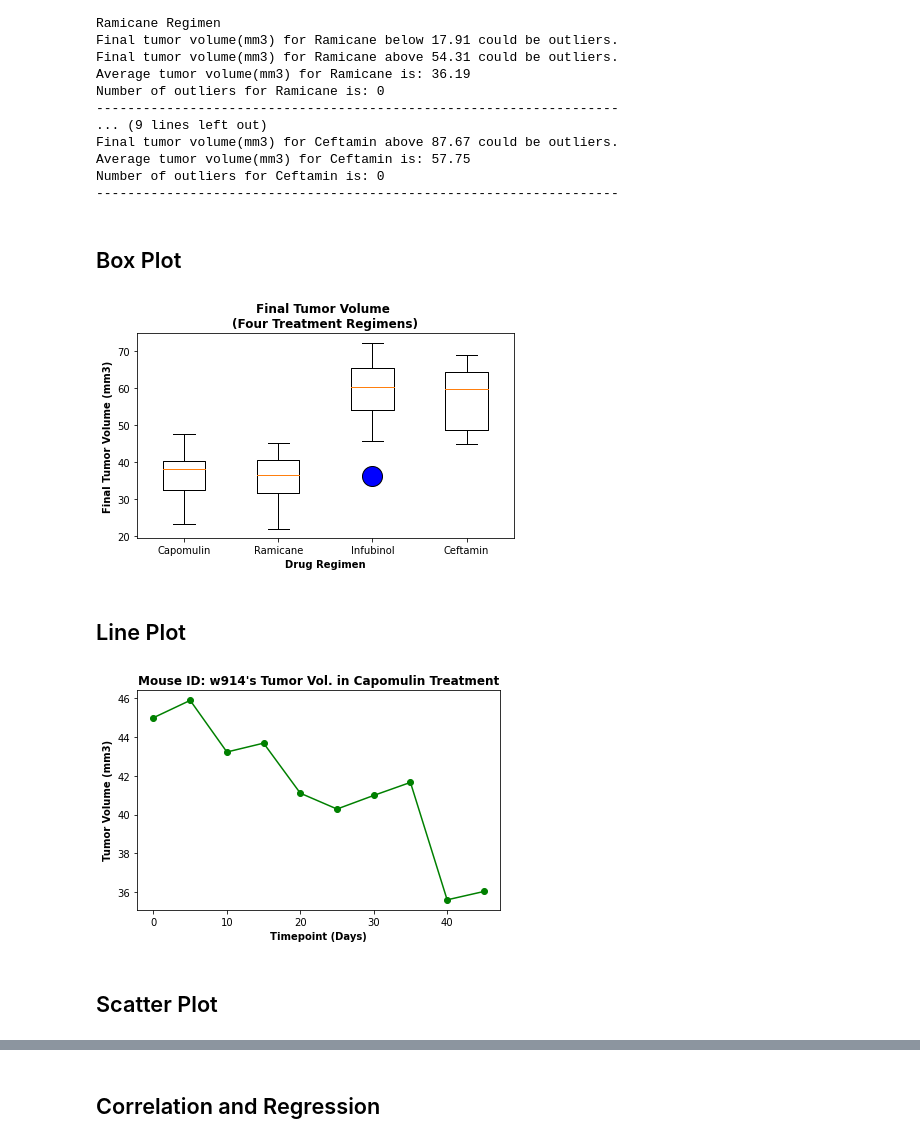
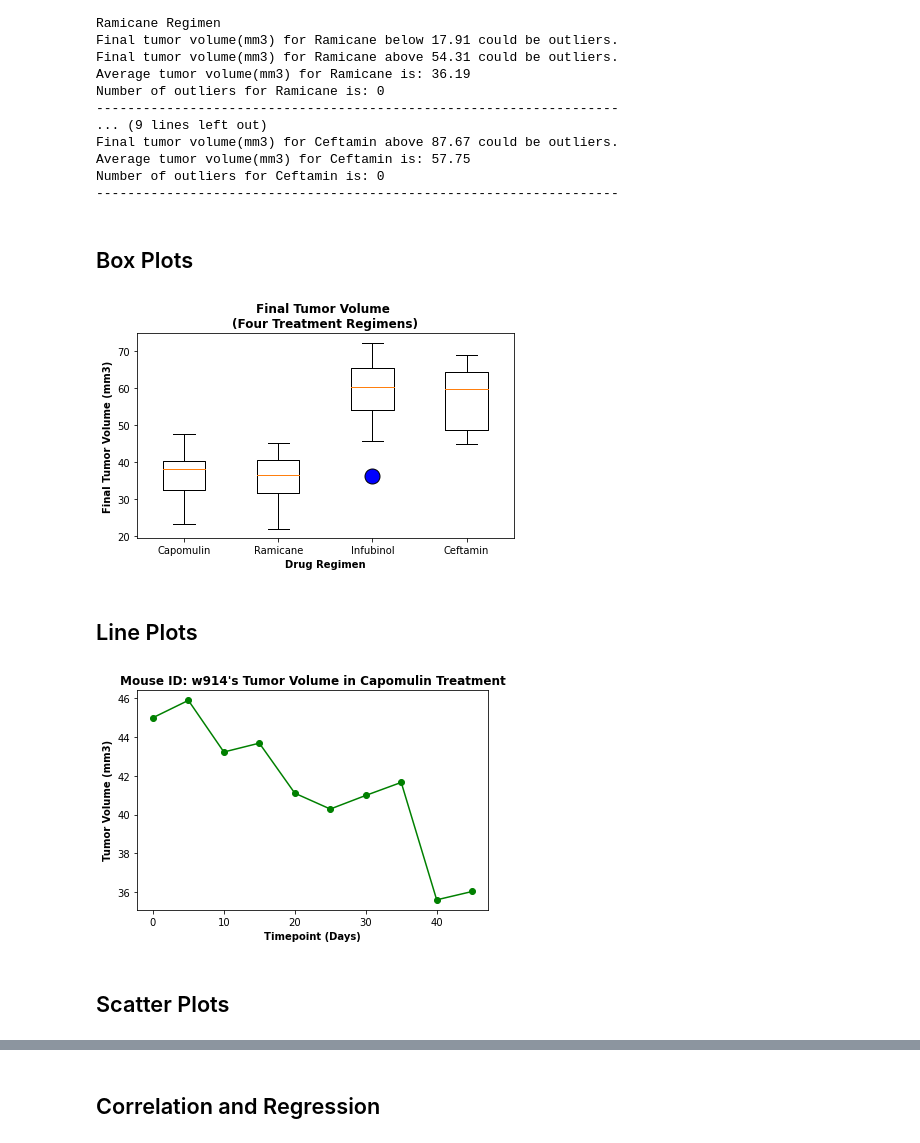
Before and after one commit to toshitorihara/matplotlib-challenge, a Jupyter notebook: Pymaceuticals/pymaceuticals_final.ipynb, the cells around one changed output, grey strips where cells are left out. Drawn from its saved outputs; the diff is of its cells as text; code cells hidden in the pictures.

```diff
--- a/Pymaceuticals/pymaceuticals_final.ipynb
+++ b/Pymaceuticals/pymaceuticals_final.ipynb
@@ -258,40 +257,39 @@ Average tumor volume(mm3) for Ceftamin is: 57.75
 Number of outliers for Ceftamin is: 0
 -------------------------------------------------------------------
 # %% [markdown]
-## Box Plot
+## Box Plots
 # %%
 # Generate a box plot of the final tumor volume of each mouse across four regimens of interest
 fig1, final_tumor_plot = plt.subplots()
-final_tumor_plot.boxplot(final_tumor_vol_list, labels=regimen, flierprops={"markerfacecolor":"b","markersize": 10})
+final_tumor_plot.boxplot(final_tumor_vol_list, labels=regimen, flierprops={"markerfacecolor":"b","markersize": 15})
 final_tumor_plot.set_title("Final Tumor Volume \n(Four Treatment Regimens)", fontweight="bold")
 final_tumor_plot.set_xlabel("Drug Regimen", fontweight="bold")
 final_tumor_plot.set_ylabel("Final Tumor Volume (mm3)", fontweight="bold")
 plt.tight_layout()
-#final_tumor_plot.figure.savefig("Images/boxplot.png")
+final_tumor_plot.figure.savefig("Images/boxplot.png")
 plt.show()
 plt.close()
 # %% [output]
-[figure, old version]
+[figure, new version]
 # %% [markdown]
-## Line Plot
+## Line Plots
 # %%
 # Generate a line plot of tumor volume vs. time point for a mouse treated with Capomulin
 Capomulin_df = clean_data_df.loc[clean_data_df["Drug Regimen"] == "Capomulin"]
-#mouse_id = "l509"
 mouse_id = "w914"
 mouse_df = Capomulin_df.loc[Capomulin_df["Mouse ID"] == mouse_id]
 time_vol = plt.plot(mouse_df["Timepoint"], mouse_df["Tumor Volume (mm3)"], marker="o", color="green")
-plt.title(f"Mouse ID: {mouse_id}'s Tumor Vol. in Capomulin Treatment", fontweight="bold")
+plt.title(f"Mouse ID: {mouse_id}'s Tumor Volume in Capomulin Treatment", fontweight="bold")
 plt.xlabel("Timepoint (Days)", fontweight="bold")
 plt.ylabel("Tumor Volume (mm3)", fontweight="bold")
 plt.tight_layout()
-#plt.savefig('Images/lineplot.png")
+plt.savefig("Images/lineplot.png")
 plt.show()
 plt.close()
 # %% [output]
-[figure, old version]
+[figure, new version]
 # %% [markdown]
-## Scatter Plot
+## Scatter Plots
 # %%
 # Generate a scatter plot of average tumor volume vs. mouse weight for the Capomulin regimen
 Capomulin_gp = Capomulin_df.groupby("Mouse ID").mean()
```
Also changed, not shown: parts of 10 cells of this notebook.
